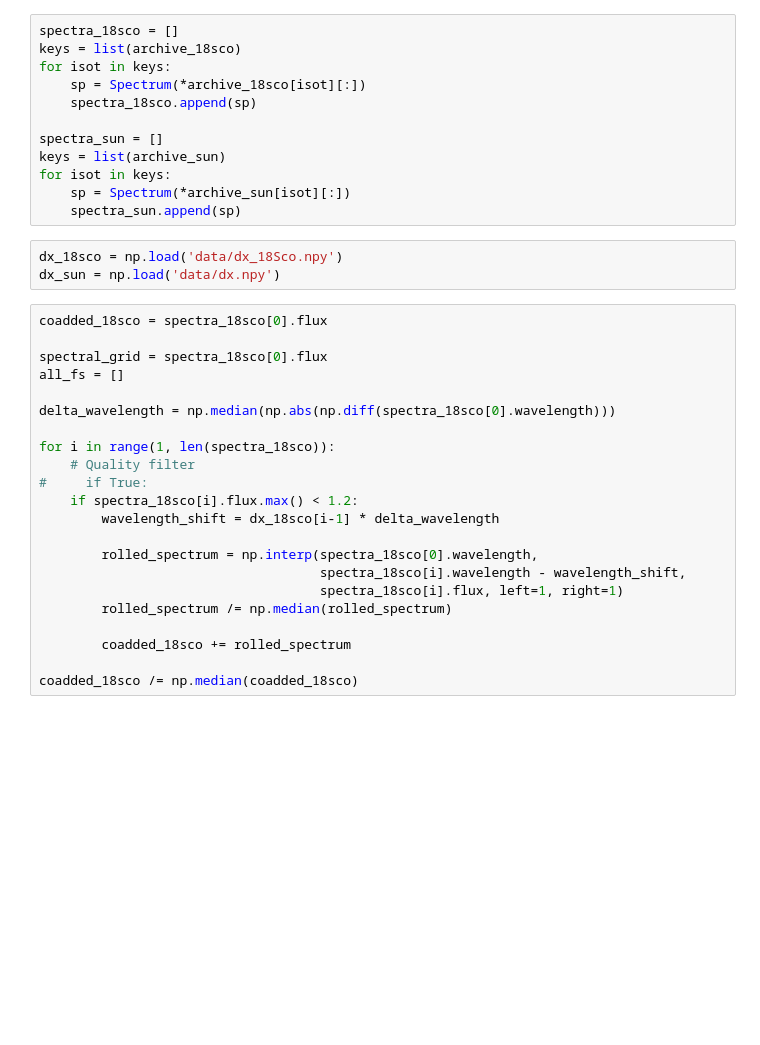
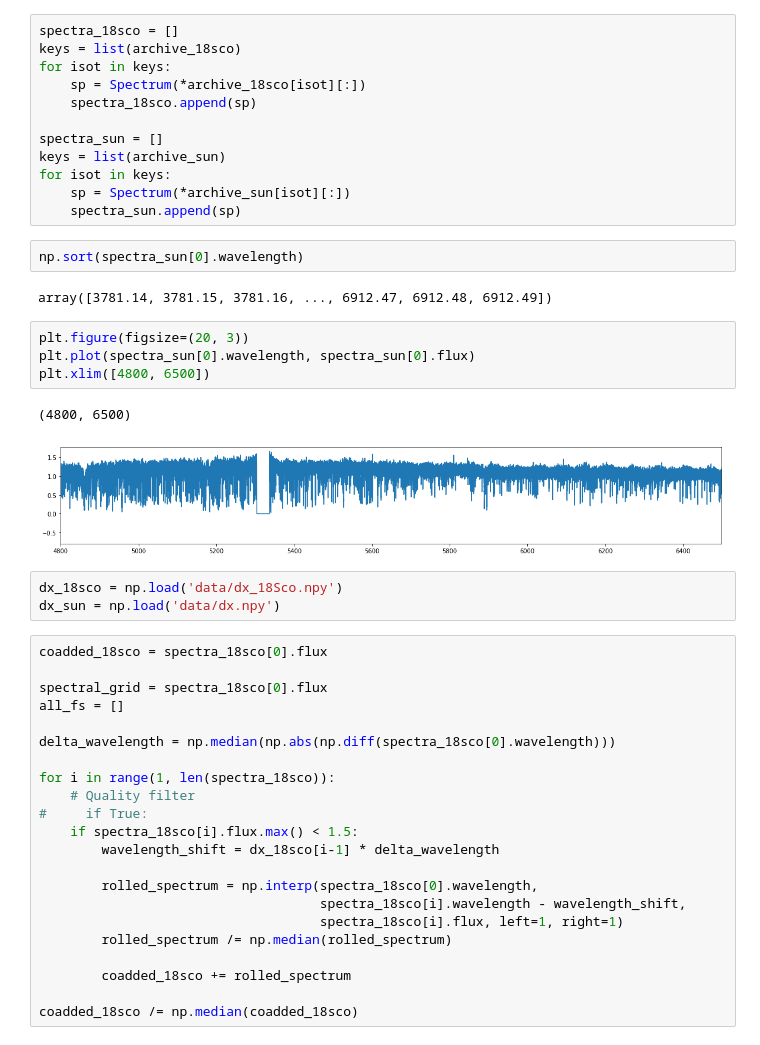
Before and after one commit to bmorris3/sharp, a Jupyter notebook: cnn/compare.ipynb, the cells around one changed output. Drawn from its saved outputs; the diff is of its cells as text; blank space fills up the shorter version.

```diff
--- a/cnn/compare.ipynb
+++ b/cnn/compare.ipynb
@@ -28,6 +30,17 @@ keys = list(archive_sun)
 for isot in keys:
     sp = Spectrum(*archive_sun[isot][:])
     spectra_sun.append(sp)
+# %%
+np.sort(spectra_sun[0].wavelength)
+# %% [output]
+array([3781.14, 3781.15, 3781.16, ..., 6912.47, 6912.48, 6912.49])
+# %%
+plt.figure(figsize=(20, 3))
+plt.plot(spectra_sun[0].wavelength, spectra_sun[0].flux)
+plt.xlim([4800, 6500])
+# %% [output]
+(4800, 6500)
+[figure, added]
 # %%
 dx_18sco = np.load('data/dx_18Sco.npy')
 dx_sun = np.load('data/dx.npy')
@@ -42,7 +55,7 @@ delta_wavelength = np.median(np.abs(np.diff(spectra_18sco[0].wavelength)))
 for i in range(1, len(spectra_18sco)):
     # Quality filter
 #     if True:
-    if spectra_18sco[i].flux.max() < 1.2:
+    if spectra_18sco[i].flux.max() < 1.5:
         wavelength_shift = dx_18sco[i-1] * delta_wavelength
 
         rolled_spectrum = np.interp(spectra_18sco[0].wavelength,
```
Also changed, not shown: parts of 5 cells of this notebook, 5 other files.
